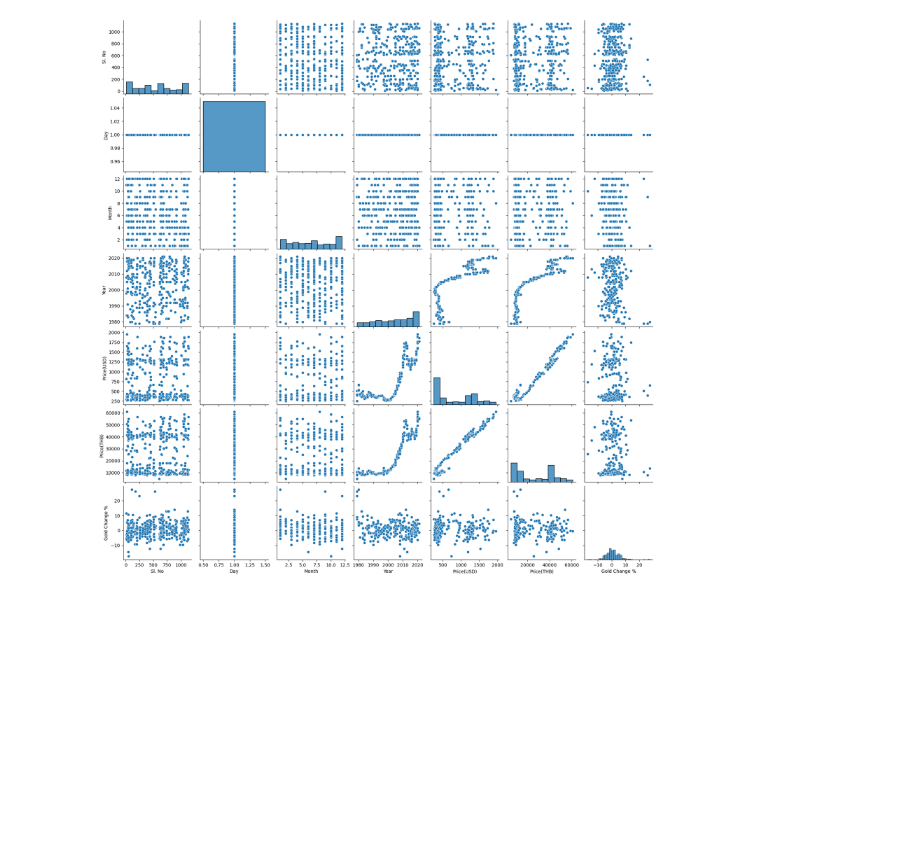
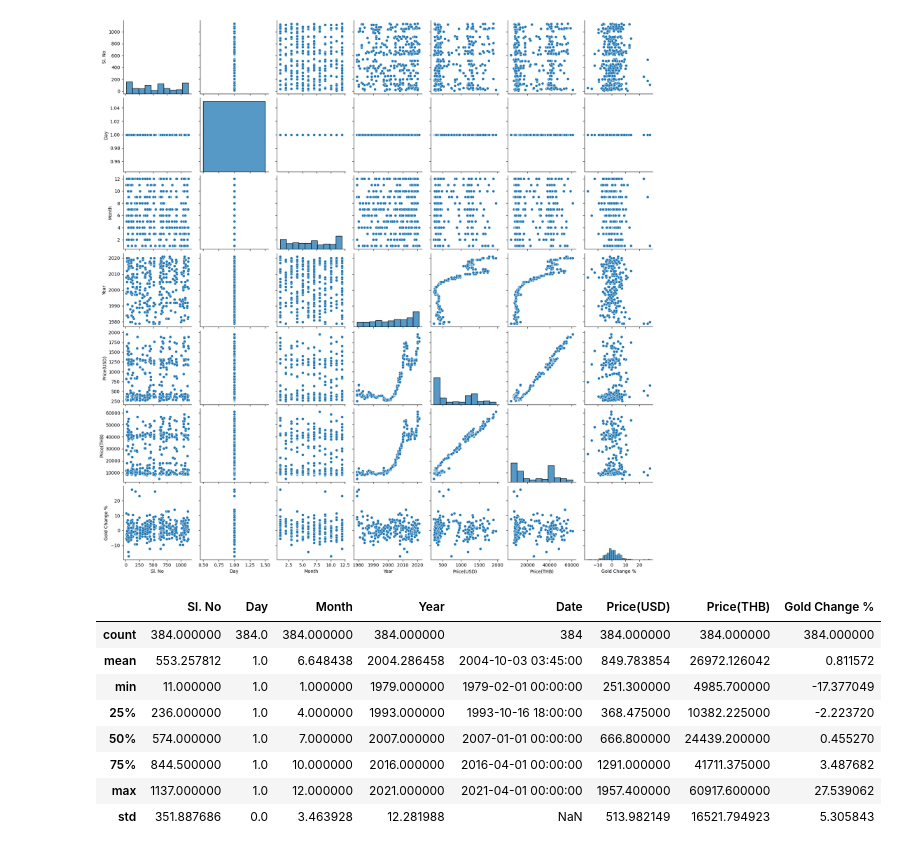
Before and after one commit to WornWolf/DataSci_Project_2026, a Jupyter notebook: project_initial.ipynb, the cells around one changed output. Drawn from its saved outputs; the diff is of its cells as text; code cells hidden in the pictures; blank space fills up the shorter version.

```diff
--- a/project_initial.ipynb
+++ b/project_initial.ipynb
@@ -154,3 +163,15 @@ sns.pairplot(df)
 # %% [output]
 <seaborn.axisgrid.PairGrid at 0x...>
 [figure]
+# %%
+df.describe()
+# %% [output]
+|  | Sl. No | Day | Month | Year | Date | Price(USD) | Price(THB) | Gold Change % |
+| count | 384.000000 | 384.0 | 384.000000 | 384.000000 | 384 | 384.000000 | 384.000000 | 384.000000 |
+| mean | 553.257812 | 1.0 | 6.648438 | 2004.286458 | 2004-10-03 03:45:00 | 849.783854 | 26972.126042 | 0.811572 |
+| min | 11.000000 | 1.0 | 1.000000 | 1979.000000 | 1979-02-01 00:00:00 | 251.300000 | 4985.700000 | -17.377049 |
+| 25% | 236.000000 | 1.0 | 4.000000 | 1993.000000 | 1993-10-16 18:00:00 | 368.475000 | 10382.225000 | -2.223720 |
+| 50% | 574.000000 | 1.0 | 7.000000 | 2007.000000 | 2007-01-01 00:00:00 | 666.800000 | 24439.200000 | 0.455270 |
+| 75% | 844.500000 | 1.0 | 10.000000 | 2016.000000 | 2016-04-01 00:00:00 | 1291.000000 | 41711.375000 | 3.487682 |
+| max | 1137.000000 | 1.0 | 12.000000 | 2021.000000 | 2021-04-01 00:00:00 | 1957.400000 | 60917.600000 | 27.539062 |
+| std | 351.887686 | 0.0 | 3.463928 | 12.281988 | NaN | 513.982149 | 16521.794923 | 5.305843 |
```
Also changed, not shown: parts of 12 cells of this notebook.
